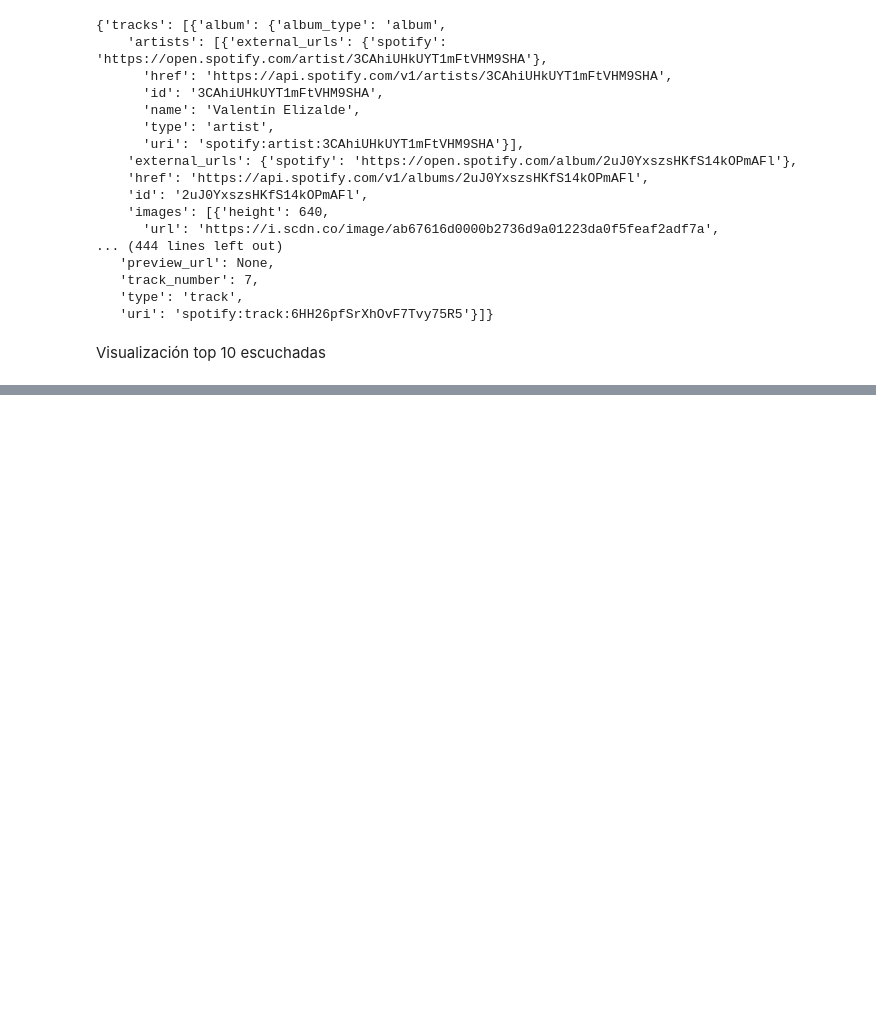
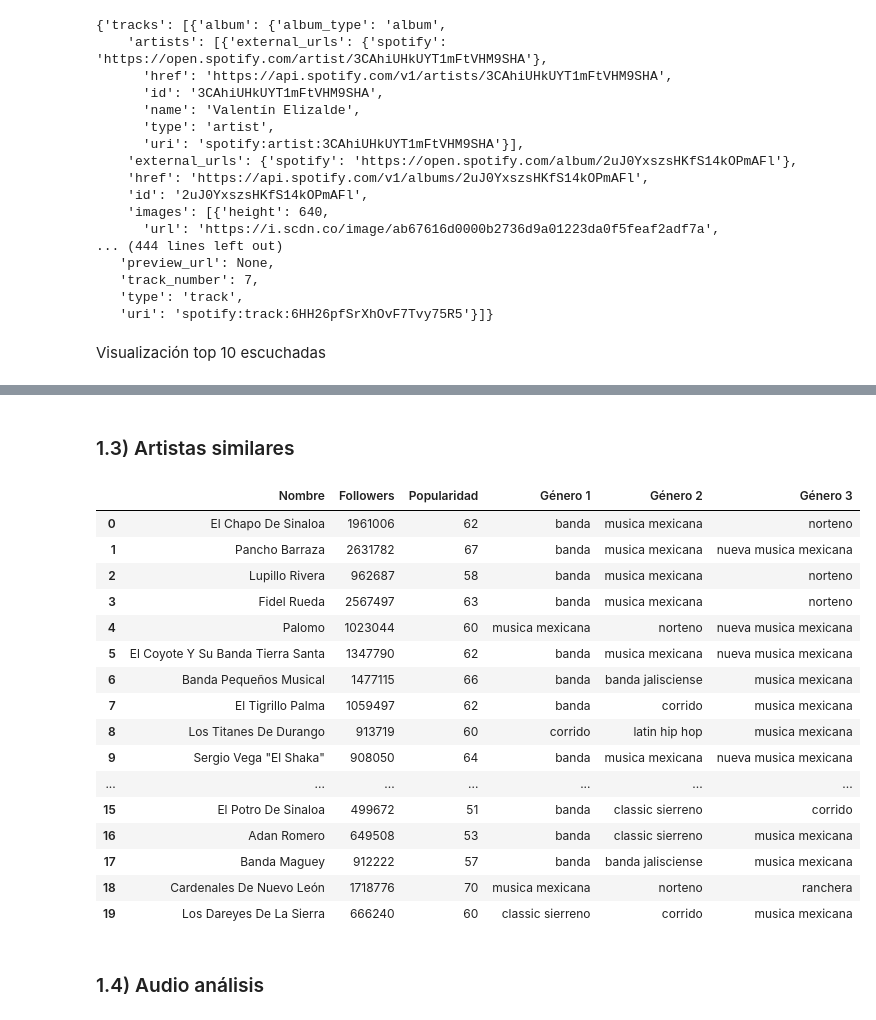
Before and after one commit to orlandombaa/Spotify-API, a Jupyter notebook: Download data.ipynb, the cells around one changed output, grey strips where cells are left out. Drawn from its saved outputs; the diff is of its cells as text; code cells hidden in the pictures; blank space fills up the shorter version.

```diff
--- a/Download data.ipynb
+++ b/Download data.ipynb
@@ -28,8 +28,8 @@ spotify
 artista = 'https://open.spotify.com/artist/3CAhiUHkUYT1mFtVHM9SHA?si=q7wwfc2zTMG-RSOoxkv5aQ'
 
 # Query
-results = spotify.artist_top_tracks(artist_id=artista)
-results
+top_tracks = spotify.artist_top_tracks(artist_id=artista)
+top_tracks
 # %% [output]
 {'tracks': [{'album': {'album_type': 'album',
     'artists': [{'external_urls': {'spotify': 'https://open.spotify.com/artist/3CAhiUHkUYT1mFtVHM9SHA'},
@@ -53,21 +53,22 @@ Visualización top 10 escuchadas
 # %%
 # Creación de un DF vacío
 top_escuchadas  = pd.DataFrame(columns=["Nombre del artista", "Nombre del album", "Fecha de lanzamiento", "Total de tracks",
-                                        "Nombre de la cancion", "duracion", "Popularidad", "ID"])
+                                        "Nombre de la cancion", "duracion", "Popularidad", "ID_song", "ID_artista"])
 single = top_escuchadas.copy()
 
 
 for i in range(0,10):
     # Integración de los datos
-    single["Nombre del artista"] = [results["tracks"][i]["artists"][0]["name"]]
-    single["Nombre del album"] = [results["tracks"][i]["album"]["name"]]
-    single["Fecha de lanzamiento"] = [results["tracks"][i]["album"]["release_date"]]
-    single["Total de tracks"] = [results["tracks"][i]["album"]["total_tracks"]]
-    single["Nombre de la cancion"] = [results["tracks"][i]["name"]]
-    single["duracion"] = [results["tracks"][i]["duration_ms"]]
+    single["Nombre del artista"] = [top_tracks["tracks"][i]["artists"][0]["name"]]
+    single["Nombre del album"] = [top_tracks["tracks"][i]["album"]["name"]]
+    single["Fecha de lanzamiento"] = [top_tracks["tracks"][i]["album"]["release_date"]]
+    single["Total de tracks"] = [top_tracks["tracks"][i]["album"]["total_tracks"]]
+    single["Nombre de la cancion"] = [top_tracks["tracks"][i]["name"]]
+    single["duracion"] = [top_tracks["tracks"][i]["duration_ms"]]
     single["duracion"] = single ["duracion"]/1000
-    single["Popularidad"] =  [results["tracks"][i]["popularity"]]
-    single["ID"] =[results["tracks"][i]["id"]]
+    single["Popularidad"] =  [top_tracks["tracks"][i]["popularity"]]
+    single["ID_song"] =[top_tracks["tracks"][i]["id"]]
+    single["ID_artista"] = [top_tracks["tracks"][i]["artists"][0]["href"]]
 
 
     #Concatenación
@@ -86,3 +87,44 @@ top_escuchadas
 | 7 | Valentín Elizalde | Lobo Domesticado | 2006-01-01 | 10 | Lobo Domesticado | ... |
 | 8 | Valentín Elizalde | Soy Así | 2005-01-01 | 14 | Soy Así | ... |
 | 9 | Valentín Elizalde | Valentin Elizalde En Vivo | 2002-01-01 | 21 | El Pavido Navido - En Vivo Desde ... | ... |
+# %% [markdown]
+### 1.3) Artistas similares
+# %%
+# Creación de los DFs
+artistas_similares = pd.DataFrame(columns = ["Nombre", "Followers", "Popularidad", "Género 1", "Género 2", "Género 3"])
+similar= artistas_similares.copy()
+
+similares =  spotify.artist_related_artists(artist_id= artista) # Por default te da los 20 más vinculados. Podriamos pedir los 20 más vinculados de estos 20 para tenner los 400 (suponiendo que no se reptien)
+
+for i in range(0,20):
+    similar["Nombre"] =[similares["artists"][i] ["name"]]
+    similar["Followers"] =[similares["artists"][i] ["followers"]["total"]]
+    similar["Popularidad"] = [similares["artists"][i] ["popularity"]]
+    similar["Género 1"] = [similares["artists"][i] ["genres"][0]]
+    similar["Género 2"] = [similares["artists"][i] ["genres"][1]]
+    similar["Género 3"] = [similares["artists"][i] ["genres"][2]]
+
+    #concaneacion
+    artistas_similares = pd.concat([artistas_similares, similar], axis=0, ignore_index=True)
+
+artistas_similares
+# %% [output]
+|  | Nombre | Followers | Popularidad | Género 1 | Género 2 | Género 3 |
+| 0 | El Chapo De Sinaloa | 1961006 | 62 | banda | musica mexicana | norteno |
+| 1 | Pancho Barraza | 2631782 | 67 | banda | musica mexicana | nueva musica mexicana |
+| 2 | Lupillo Rivera | 962687 | 58 | banda | musica mexicana | norteno |
+| 3 | Fidel Rueda | 2567497 | 63 | banda | musica mexicana | norteno |
+| 4 | Palomo | 1023044 | 60 | musica mexicana | norteno | nueva musica mexicana |
+| 5 | El Coyote Y Su Banda Tierra Santa | 1347790 | 62 | banda | musica mexicana | nueva musica mexicana |
+| 6 | Banda Pequeños Musical | 1477115 | 66 | banda | banda jalisciense | musica mexicana |
+| 7 | El Tigrillo Palma | 1059497 | 62 | banda | corrido | musica mexicana |
+| 8 | Los Titanes De Durango | 913719 | 60 | corrido | latin hip hop | musica mexicana |
+| 9 | Sergio Vega "El Shaka" | 908050 | 64 | banda | musica mexicana | nueva musica mexicana |
+| ... | ... | ... | ... | ... | ... | ... |
+| 15 | El Potro De Sinaloa | 499672 | 51 | banda | classic sierreno | corrido |
+| 16 | Adan Romero | 649508 | 53 | banda | classic sierreno | musica mexicana |
+| 17 | Banda Maguey | 912222 | 57 | banda | banda jalisciense | musica mexicana |
+| 18 | Cardenales De Nuevo León | 1718776 | 70 | musica mexicana | norteno | ranchera |
+| 19 | Los Dareyes De La Sierra | 666240 | 60 | classic sierreno | corrido | musica mexicana |
+# %% [markdown]
+### 1.4) Audio análisis
```
Also changed, not shown: parts of 1 cell of this notebook.
